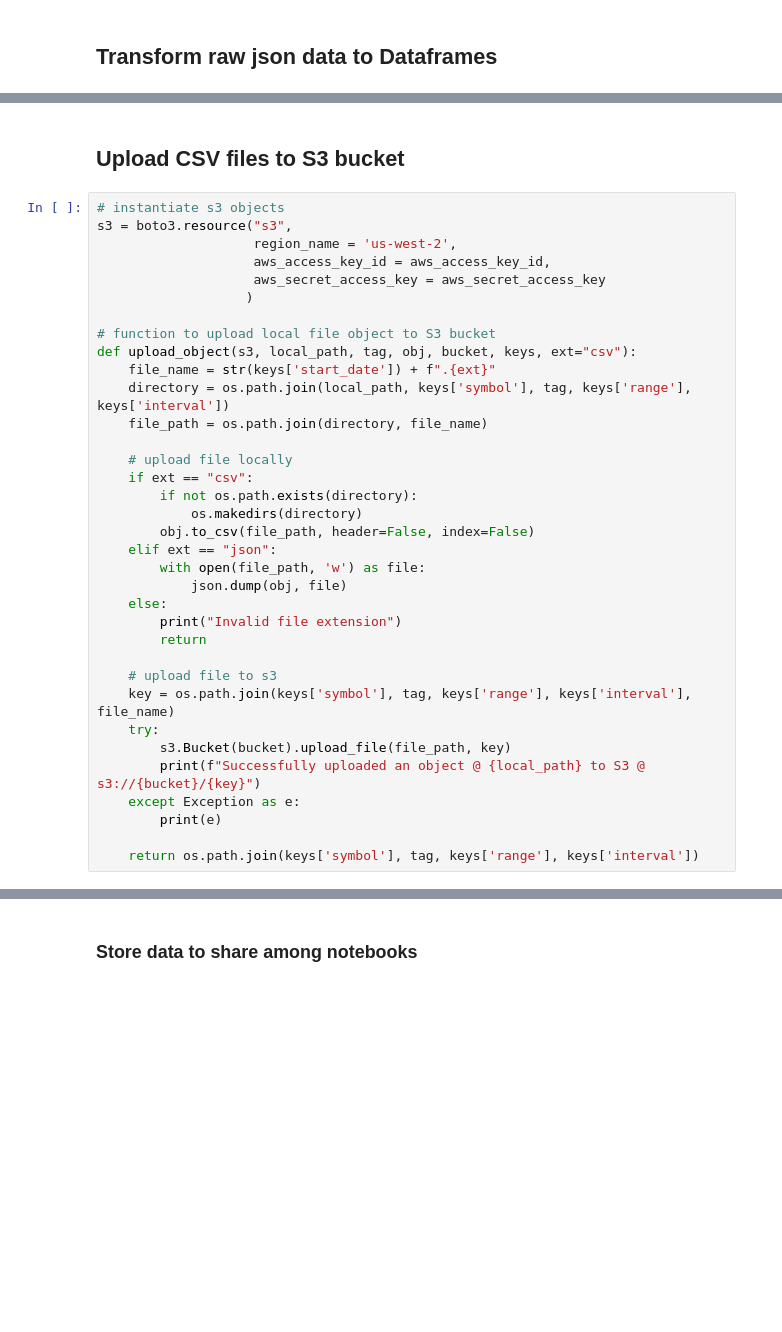
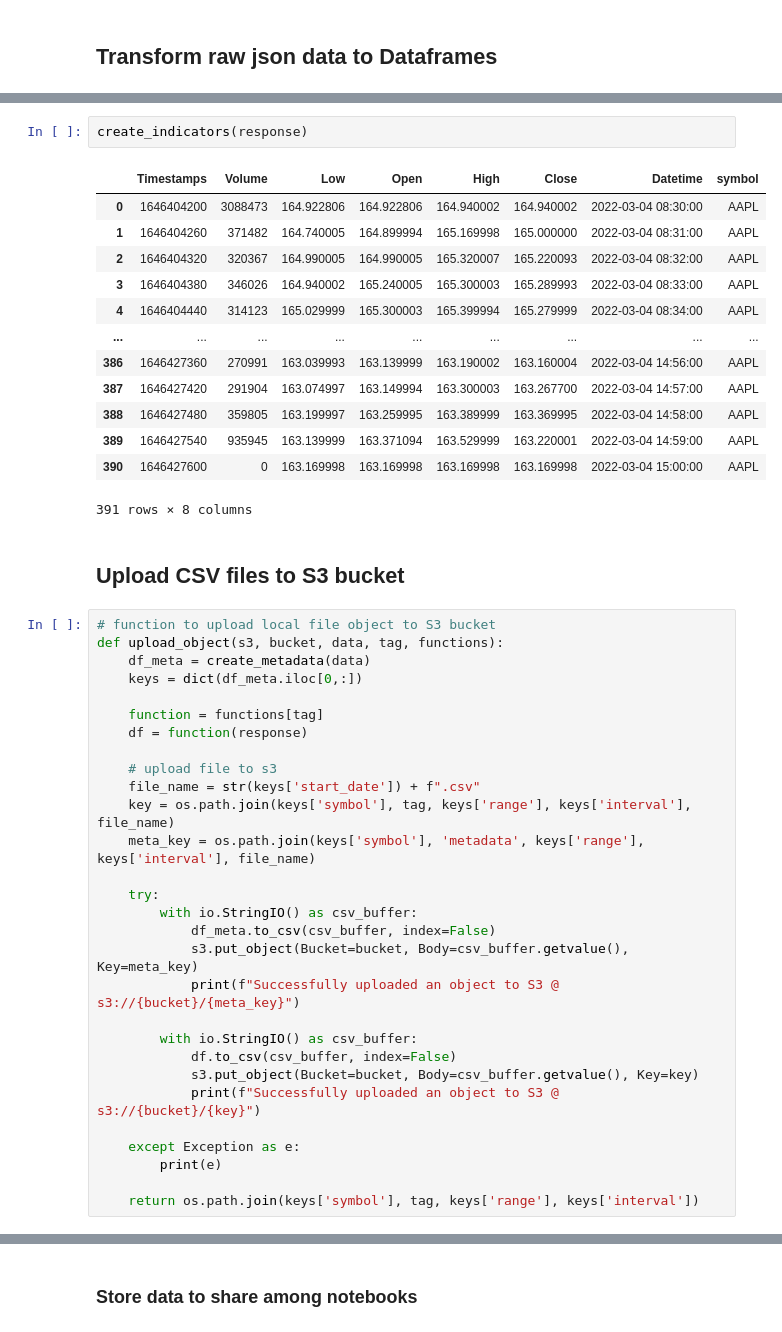
Before and after one commit to dungngo99/nyse-stock-dashboard, a Jupyter notebook: notebooks/Staging (API & S3).ipynb, the cells around one changed output, grey strips where cells are left out. Drawn from its saved outputs; the diff is of its cells as text; blank space fills up the shorter version.

Commit message:
revise README.md and S3 uploader

```diff
--- a/notebooks/Staging (API & S3).ipynb
+++ b/notebooks/Staging (API & S3).ipynb
@@ -118,36 +120,46 @@ df_meta.head()
+# %%
+create_indicators(response)
+# %% [output]
+|  | Timestamps | Volume | Low | Open | High | Close | Datetime | symbol |
+| 0 | 1646404200 | 3088473 | 164.922806 | 164.922806 | 164.940002 | 164.940002 | 2022-03-04 08:30:00 | AAPL |
+| 1 | 1646404260 | 371482 | 164.740005 | 164.899994 | 165.169998 | 165.000000 | 2022-03-04 08:31:00 | AAPL |
+| 2 | 1646404320 | 320367 | 164.990005 | 164.990005 | 165.320007 | 165.220093 | 2022-03-04 08:32:00 | AAPL |
+| 3 | 1646404380 | 346026 | 164.940002 | 165.240005 | 165.300003 | 165.289993 | 2022-03-04 08:33:00 | AAPL |
+| 4 | 1646404440 | 314123 | 165.029999 | 165.300003 | 165.399994 | 165.279999 | 2022-03-04 08:34:00 | AAPL |
+| ... | ... | ... | ... | ... | ... | ... | ... | ... |
+| 386 | 1646427360 | 270991 | 163.039993 | 163.139999 | 163.190002 | 163.160004 | 2022-03-04 14:56:00 | AAPL |
+| 387 | 1646427420 | 291904 | 163.074997 | 163.149994 | 163.300003 | 163.267700 | 2022-03-04 14:57:00 | AAPL |
+| 388 | 1646427480 | 359805 | 163.199997 | 163.259995 | 163.389999 | 163.369995 | 2022-03-04 14:58:00 | AAPL |
+| 389 | 1646427540 | 935945 | 163.139999 | 163.371094 | 163.529999 | 163.220001 | 2022-03-04 14:59:00 | AAPL |
+| 390 | 1646427600 | 0 | 163.169998 | 163.169998 | 163.169998 | 163.169998 | 2022-03-04 15:00:00 | AAPL |
+391 rows × 8 columns
 # %% [markdown]
 ## Upload CSV files to S3 bucket
 # %%
-# instantiate s3 objects
-s3 = boto3.resource("s3",
-                    region_name = 'us-west-2',
-                    aws_access_key_id = aws_access_key_id,
-                    aws_secret_access_key = aws_secret_access_key
-                   )
+# function to upload local file object to S3 bucket
+def upload_object(s3, bucket, data, tag, functions):
+    df_meta = create_metadata(data)
+    keys = dict(df_meta.iloc[0,:])
 
-# function to upload local file object to S3 bucket
-def upload_object(s3, local_path, tag, obj, bucket, keys, ext="csv"):
-    file_name = str(keys['start_date']) + f".{ext}"
-    directory = os.path.join(local_path, keys['symbol'], tag, keys['range'], keys['interval'])
-    file_path = os.path.join(directory, file_name)
-
-    # upload file locally
-    if ext == "csv":
-        if not os.path.exists(directory):
-            os.makedirs(directory)
-        obj.to_csv(file_path, header=False, index=False)
-    elif ext == "json":
-        with open(file_path, 'w') as file:
-            json.dump(obj, file)
-    else:
-        print("Invalid file extension")
-        return
+    function = functions[tag]
+    df = function(response)
 
     # upload file to s3
+    file_name = str(keys['start_date']) + f".csv"
     key = os.path.join(keys['symbol'], tag, keys['range'], keys['interval'], file_name)
+    meta_key = os.path.join(keys['symbol'], 'metadata', keys['range'], keys['interval'], file_name)
+
     try:
-        s3.Bucket(bucket).upload_file(file_path, key)
-        print(f"Successfully uploaded an object @ {local_path} to S3 @ s3://{bucket}/{key}")
+        with io.StringIO() as csv_buffer:
+            df_meta.to_csv(csv_buffer, index=False)
+            s3.put_object(Bucket=bucket, Body=csv_buffer.getvalue(), Key=meta_key)
+            print(f"Successfully uploaded an object to S3 @ s3://{bucket}/{meta_key}")
+
+        with io.StringIO() as csv_buffer:
+            df.to_csv(csv_buffer, index=False)
+            s3.put_object(Bucket=bucket, Body=csv_buffer.getvalue(), Key=key)
+            print(f"Successfully uploaded an object to S3 @ s3://{bucket}/{key}")
+
     except Exception as e:
         print(e)
 
```
Also changed, not shown: parts of 10 cells of this notebook, 12 other files.
